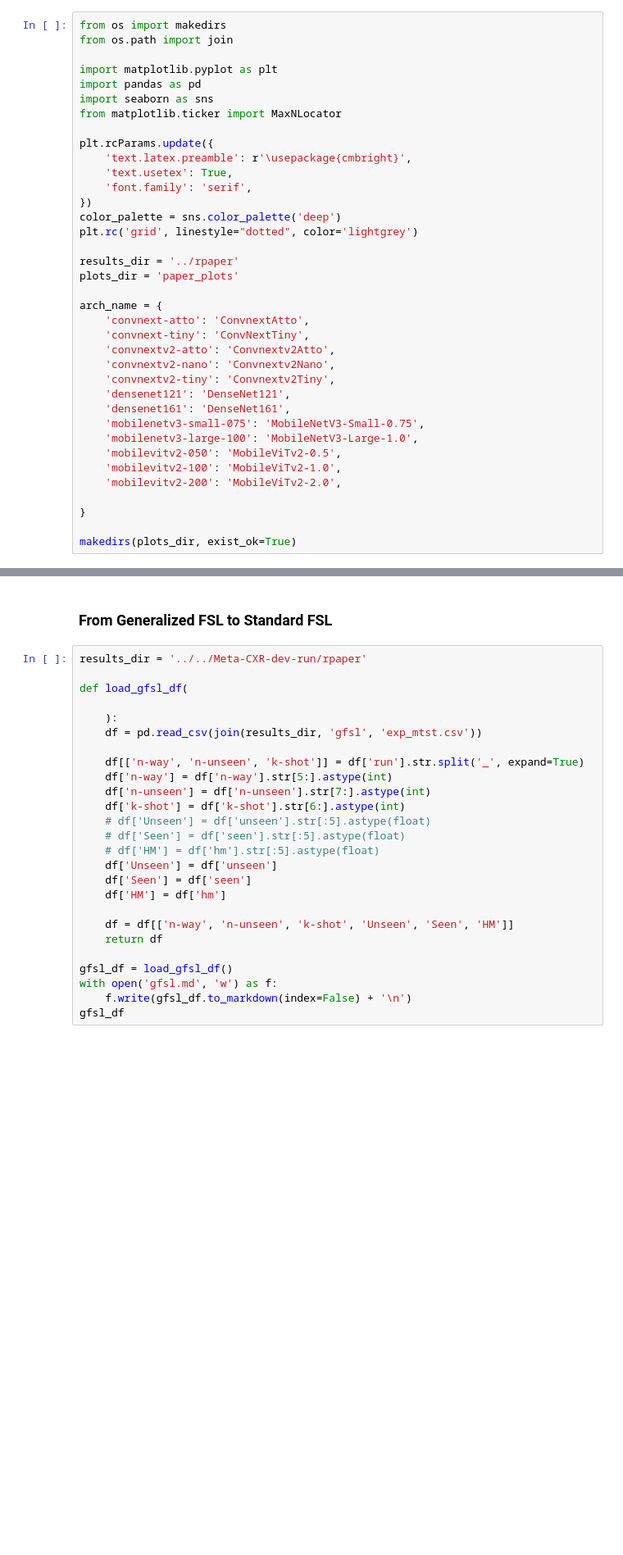
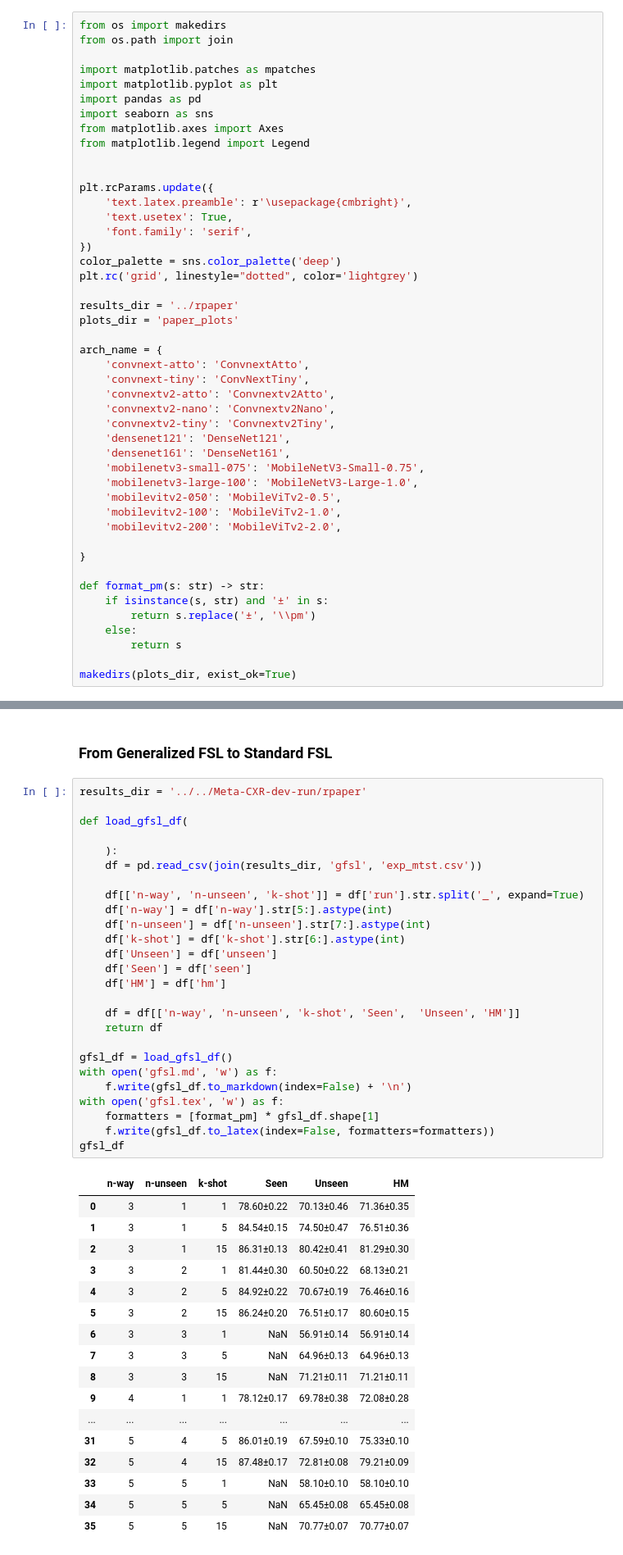
Before and after one commit to bereml/Meta-CXR-dev, a Jupyter notebook: notes/paper.ipynb, the cells around one changed output, grey strips where cells are left out. Shown at 82% size. Cells and saved outputs as stored; diff of their text form; blank space fills up the shorter version.

```diff
--- a/notes/paper.ipynb
+++ b/notes/paper.ipynb
@@ -4,10 +4,13 @@
 from os import makedirs
 from os.path import join
 
+import matplotlib.patches as mpatches
 import matplotlib.pyplot as plt
 import pandas as pd
 import seaborn as sns
-from matplotlib.ticker import MaxNLocator
+from matplotlib.axes import Axes
+from matplotlib.legend import Legend
+
 
 plt.rcParams.update({
     'text.latex.preamble': r'\usepackage{cmbright}',
@@ -36,6 +39,12 @@ arch_name = {
 
 }
 
+def format_pm(s: str) -> str:
+    if isinstance(s, str) and '±' in s:
+        return s.replace('±', '\\pm')
+    else:
+        return s
+
 makedirs(plots_dir, exist_ok=True)
 # %% [markdown]
 ### Arch
@@ -220,27 +323,45 @@ Figure(640x480)
 # %%
 results_dir = '../../Meta-CXR-dev-run/rpaper'
 
 def load_gfsl_df(
 
     ):
     df = pd.read_csv(join(results_dir, 'gfsl', 'exp_mtst.csv'))
 
     df[['n-way', 'n-unseen', 'k-shot']] = df['run'].str.split('_', expand=True)
     df['n-way'] = df['n-way'].str[5:].astype(int)
     df['n-unseen'] = df['n-unseen'].str[7:].astype(int)
     df['k-shot'] = df['k-shot'].str[6:].astype(int)
-    # df['Unseen'] = df['unseen'].str[:5].astype(float)
-    # df['Seen'] = df['seen'].str[:5].astype(float)
-    # df['HM'] = df['hm'].str[:5].astype(float)
     df['Unseen'] = df['unseen']
     df['Seen'] = df['seen']
     df['HM'] = df['hm']
 
-    df = df[['n-way', 'n-unseen', 'k-shot', 'Unseen', 'Seen', 'HM']]
+    df = df[['n-way', 'n-unseen', 'k-shot', 'Seen',  'Unseen', 'HM']]
     return df
 
 gfsl_df = load_gfsl_df()
 with open('gfsl.md', 'w') as f:
     f.write(gfsl_df.to_markdown(index=False) + '\n')
+with open('gfsl.tex', 'w') as f:
+    formatters = [format_pm] * gfsl_df.shape[1]
+    f.write(gfsl_df.to_latex(index=False, formatters=formatters))
 gfsl_df
+# %% [output]
+|  | n-way | n-unseen | k-shot | Seen | Unseen | HM |
+| 0 | 3 | 1 | 1 | 78.60±0.22 | 70.13±0.46 | 71.36±0.35 |
+| 1 | 3 | 1 | 5 | 84.54±0.15 | 74.50±0.47 | 76.51±0.36 |
+| 2 | 3 | 1 | 15 | 86.31±0.13 | 80.42±0.41 | 81.29±0.30 |
+| 3 | 3 | 2 | 1 | 81.44±0.30 | 60.50±0.22 | 68.13±0.21 |
+| 4 | 3 | 2 | 5 | 84.92±0.22 | 70.67±0.19 | 76.46±0.16 |
+| 5 | 3 | 2 | 15 | 86.24±0.20 | 76.51±0.17 | 80.60±0.15 |
+| 6 | 3 | 3 | 1 | NaN | 56.91±0.14 | 56.91±0.14 |
+| 7 | 3 | 3 | 5 | NaN | 64.96±0.13 | 64.96±0.13 |
+| 8 | 3 | 3 | 15 | NaN | 71.21±0.11 | 71.21±0.11 |
+| 9 | 4 | 1 | 1 | 78.12±0.17 | 69.78±0.38 | 72.08±0.28 |
+| ... | ... | ... | ... | ... | ... | ... |
+| 31 | 5 | 4 | 5 | 86.01±0.19 | 67.59±0.10 | 75.33±0.10 |
+| 32 | 5 | 4 | 15 | 87.48±0.17 | 72.81±0.08 | 79.21±0.09 |
+| 33 | 5 | 5 | 1 | NaN | 58.10±0.10 | 58.10±0.10 |
+| 34 | 5 | 5 | 5 | NaN | 65.45±0.08 | 65.45±0.08 |
+| 35 | 5 | 5 | 15 | NaN | 70.77±0.07 | 70.77±0.07 |
 # %%
```
Also changed, not shown: parts of 8 cells of this notebook.
